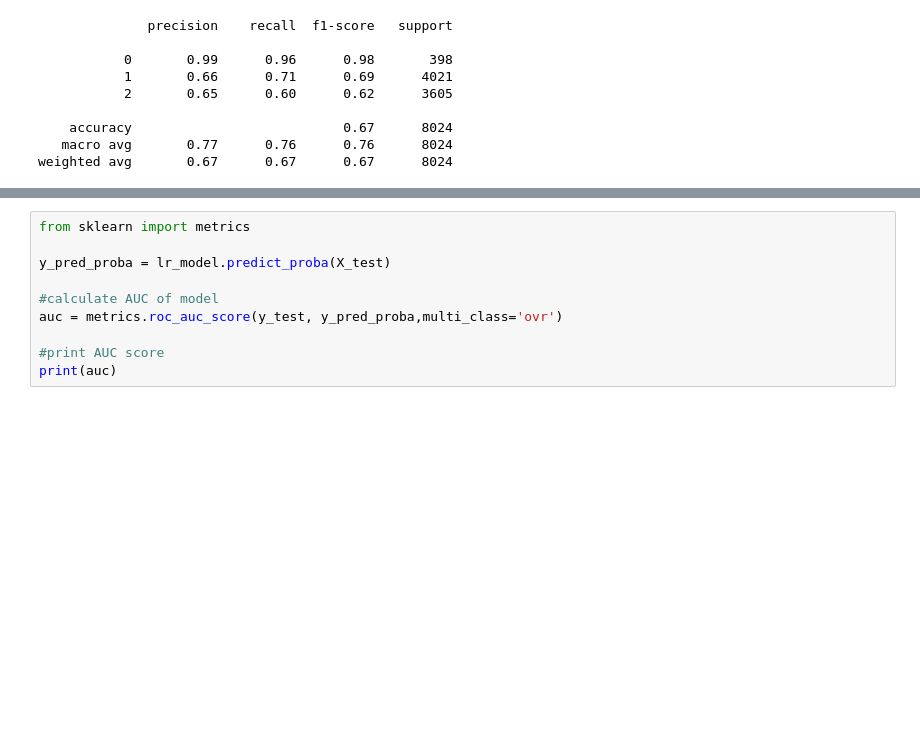
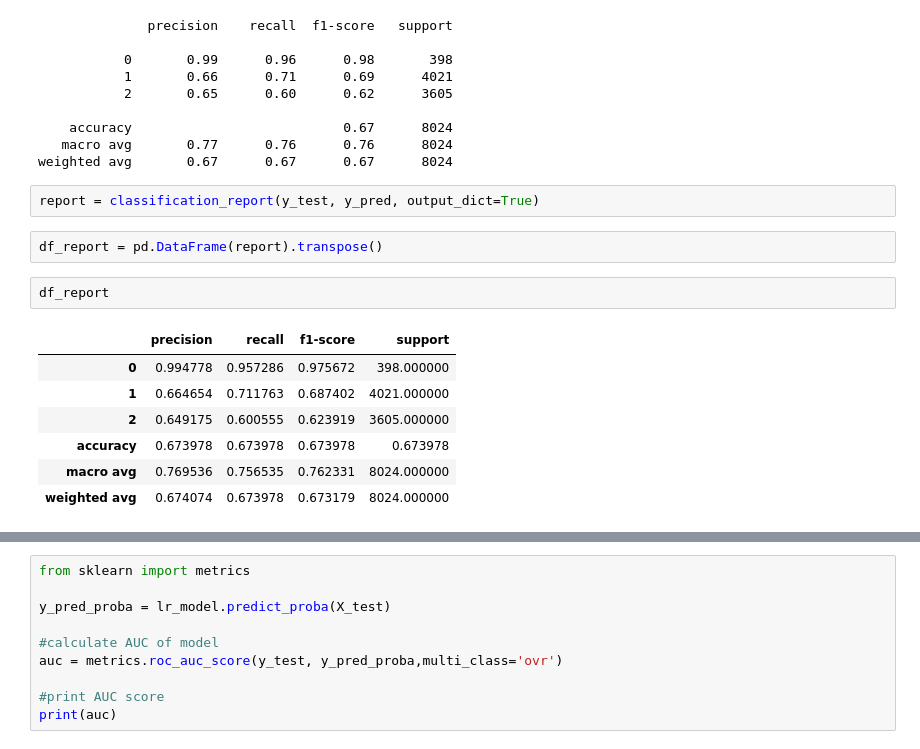
Before and after one commit to salemeid/Tuwaiq-DS-my-project, a Jupyter notebook: Chess_Winning_Move.ipynb, the cells around one changed output, grey strips where cells are left out. Saved outputs shown, nothing was run; the diff lists cells and outputs as text; blank space fills up the shorter version.

```diff
--- a/Chess_Winning_Move.ipynb
+++ b/Chess_Winning_Move.ipynb
@@ -525,3 +514,17 @@ print(classification_report(y_test,y_pred))
     accuracy                           0.67      8024
    macro avg       0.77      0.76      0.76      8024
 weighted avg       0.67      0.67      0.67      8024
+# %%
+report = classification_report(y_test, y_pred, output_dict=True)
+# %%
+df_report = pd.DataFrame(report).transpose()
+# %%
+df_report
+# %% [output]
+|  | precision | recall | f1-score | support |
+| 0 | 0.994778 | 0.957286 | 0.975672 | 398.000000 |
+| 1 | 0.664654 | 0.711763 | 0.687402 | 4021.000000 |
+| 2 | 0.649175 | 0.600555 | 0.623919 | 3605.000000 |
+| accuracy | 0.673978 | 0.673978 | 0.673978 | 0.673978 |
+| macro avg | 0.769536 | 0.756535 | 0.762331 | 8024.000000 |
+| weighted avg | 0.674074 | 0.673978 | 0.673179 | 8024.000000 |
```
Also changed, not shown: parts of 10 cells of this notebook, 4 other files.
